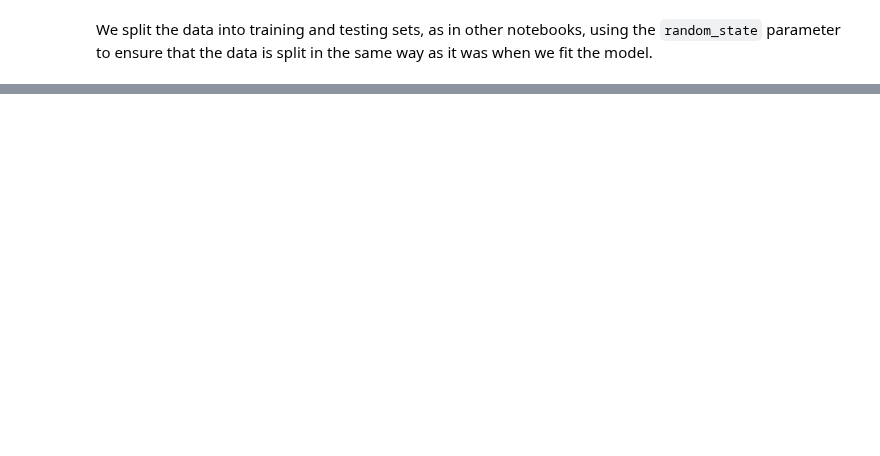
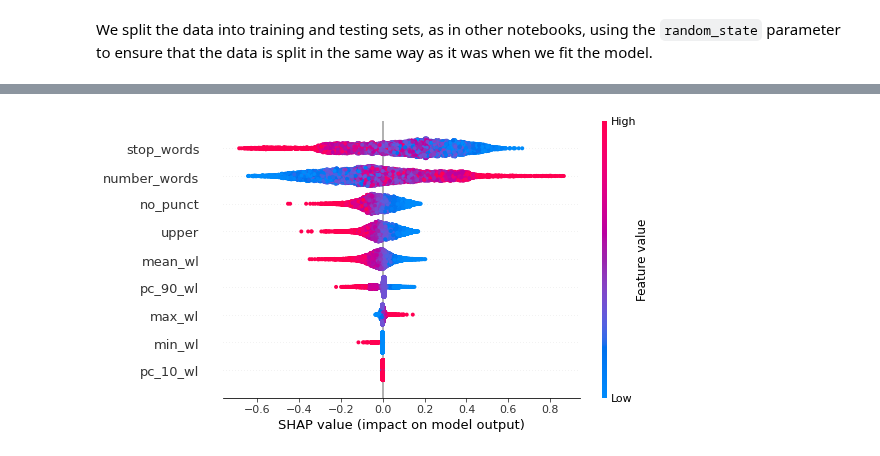
Before and after one commit to willb/openshift-ml-workflows-workshop, a Jupyter notebook: source/08-explainability.ipynb, the cells around one changed output, grey strips where cells are left out. Saved outputs shown, nothing was run; the diff lists cells and outputs as text; code cells hidden in the pictures; blank space fills up the shorter version.

```diff
--- a/source/08-explainability.ipynb
+++ b/source/08-explainability.ipynb
@@ -102,0 +136,6 @@ We can see from the plot that the `stop_words` and `number_words` variables had
+# %%
+shap.summary_plot(shap_explanation.shap_values[idx],
+                  test.iloc[:,2:test.shape[1]],
+                  feature_names = feature_names)
+# %% [output]
+[figure, added]
```
Also changed, not shown: parts of 25 cells of this notebook.
